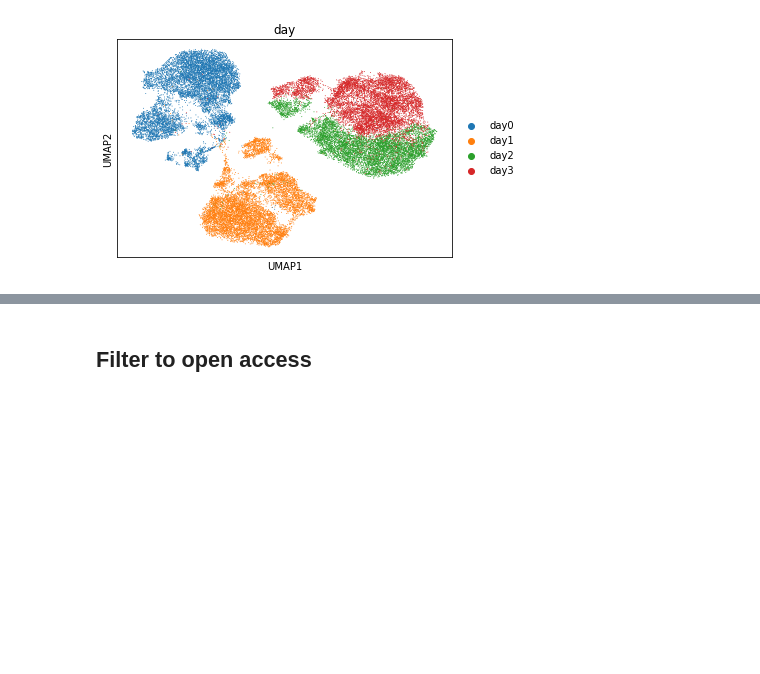
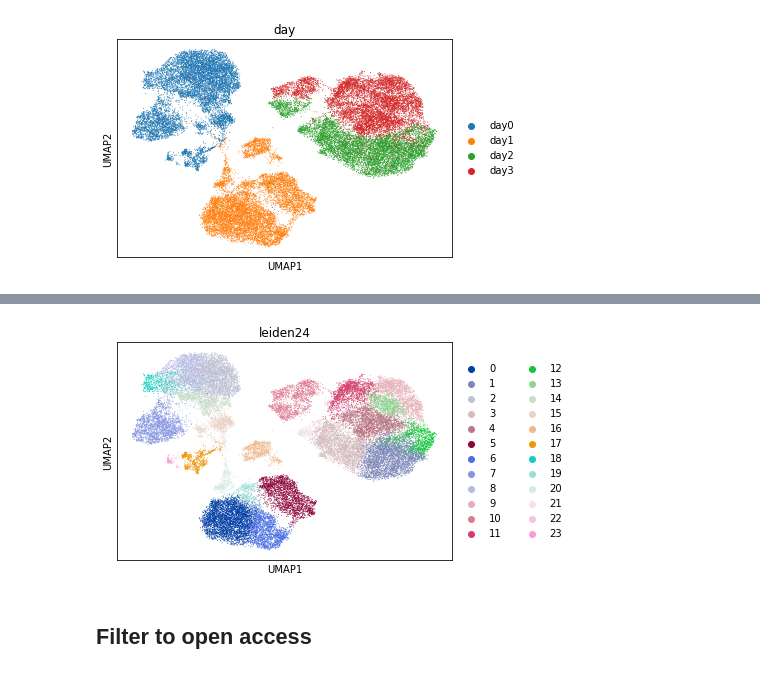
Before and after one commit to annacuomo/CellRegMap_analyses, a Jupyter notebook: simulations/notebooks/1_prepare_data.ipynb, the cells around one changed output, grey strips where cells are left out. Cells and saved outputs as stored; diff of their text form; code cells hidden in the pictures; blank space fills up the shorter version.

```diff
--- a/simulations/notebooks/1_prepare_data.ipynb
+++ b/simulations/notebooks/1_prepare_data.ipynb
@@ -158,2 +157,0 @@ sc.pl.umap(adata, color=['leiden'])
-# %%
-adata.obsm['X_leiden'] = pd.get_dummies(adata.obs['leiden'])
@@ -160,3 +160,7 @@ adata.obsm['X_leiden'] = pd.get_dummies(adata.obs['leiden'])
+# %%
+sc.pl.umap(adata, color=['leiden24'])
+# %% [output]
+[figure, added]
 # %% [markdown]
 ## Filter to open access
 # %%
```
Also changed, not shown: parts of 6 cells of this notebook, 4 other files.
